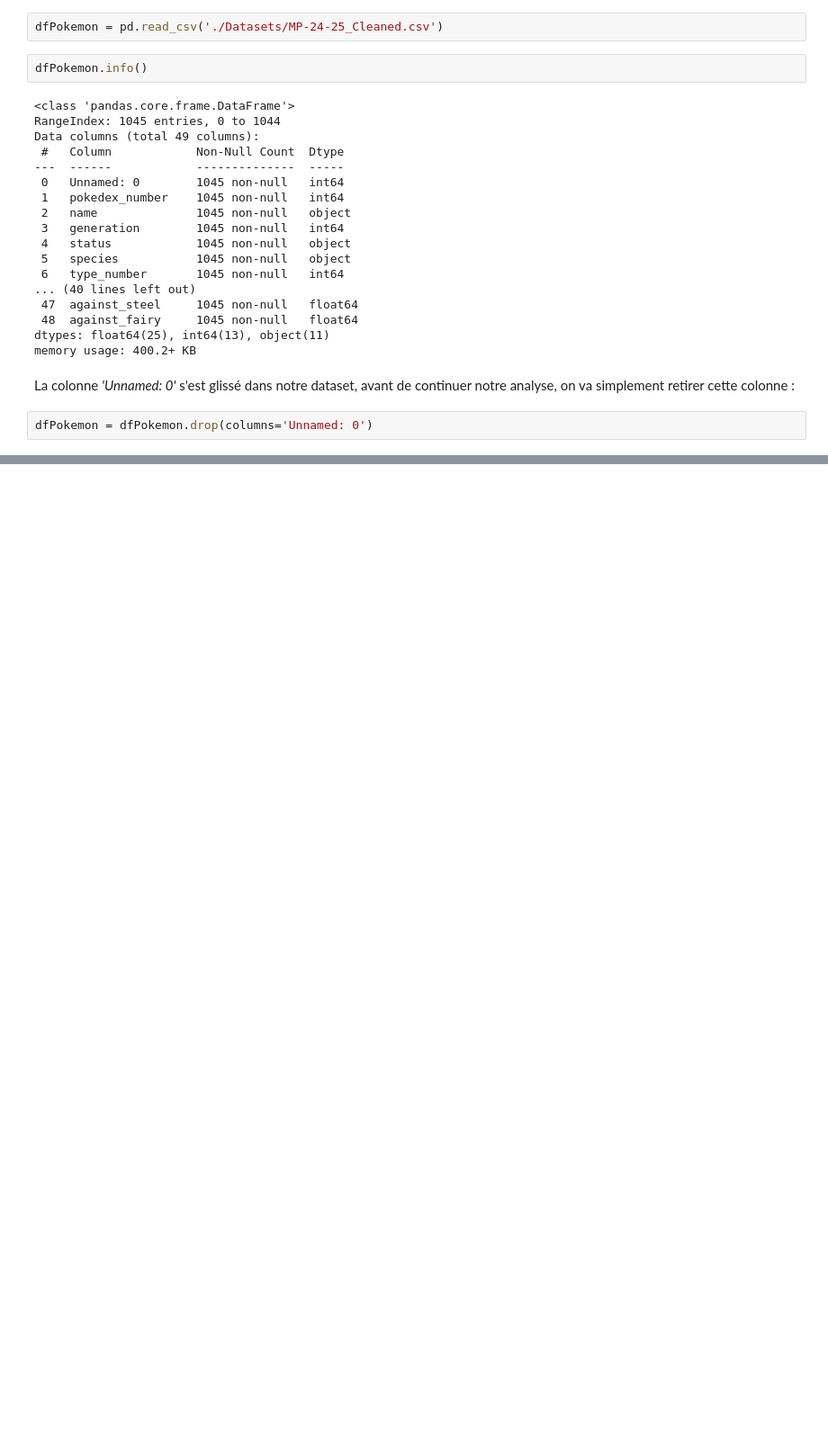
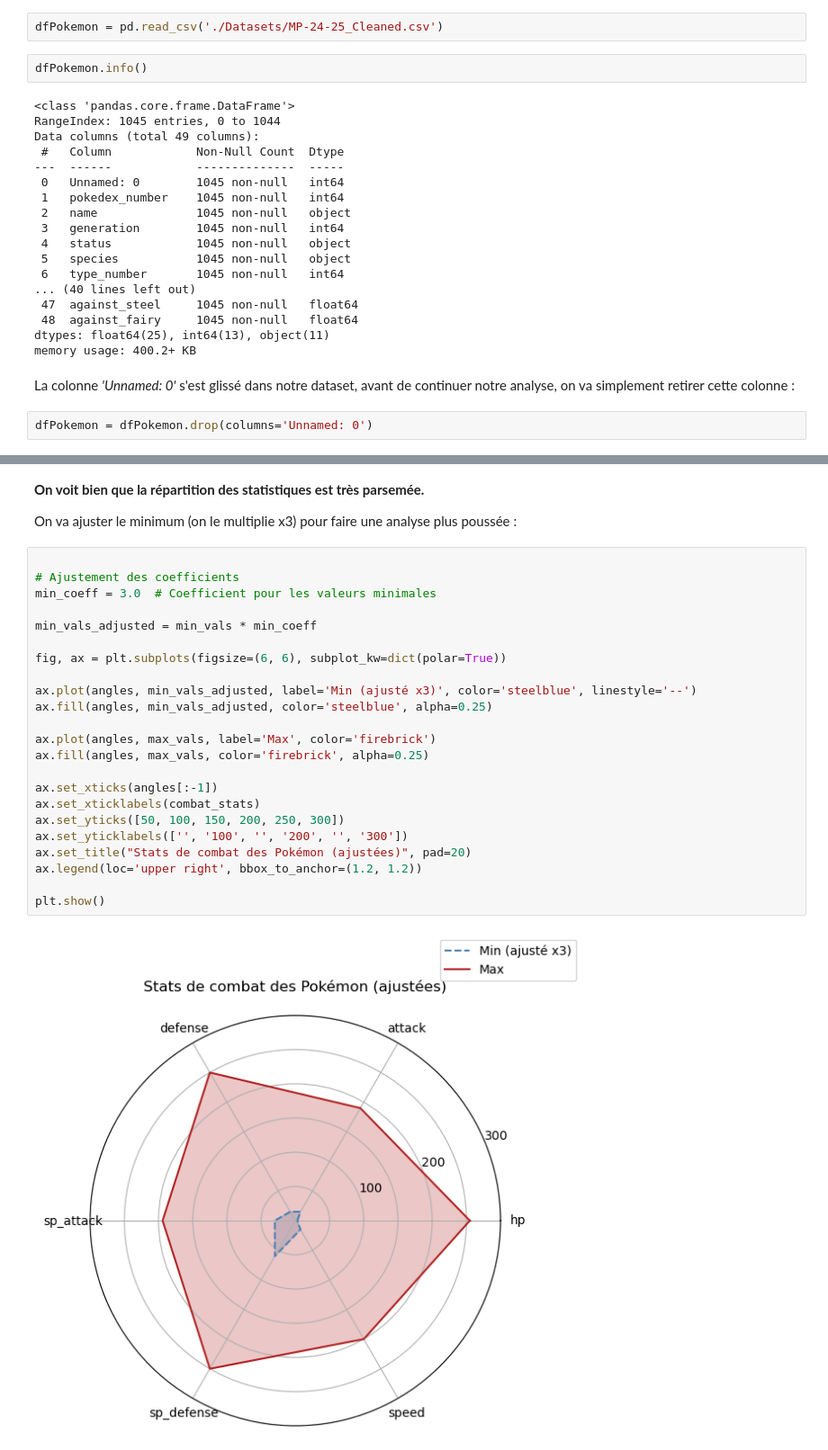
Before and after one commit to Furatus/4EDAP_Pokemon, a Jupyter notebook: Exploratory_analysis.ipynb, the cells around one changed output, grey strips where cells are left out. Shown at 90% size. Saved outputs shown, nothing was run; the diff lists cells and outputs as text; blank space fills up the shorter version.

```diff
--- a/Exploratory_analysis.ipynb
+++ b/Exploratory_analysis.ipynb
@@ -397,0 +264,29 @@ Kurtosis : 2.98
+# %% [markdown]
+**On voit bien que la répartition des statistiques est très parsemée.**
+
+On va ajuster le minimum (on le multiplie x3) pour faire une analyse plus poussée :
+# %%
+
+# Ajustement des coefficients
+min_coeff = 3.0  # Coefficient pour les valeurs minimales
+
+min_vals_adjusted = min_vals * min_coeff
+
+fig, ax = plt.subplots(figsize=(6, 6), subplot_kw=dict(polar=True))
+
+ax.plot(angles, min_vals_adjusted, label='Min (ajusté x3)', color='steelblue', linestyle='--')
+ax.fill(angles, min_vals_adjusted, color='steelblue', alpha=0.25)
+
+ax.plot(angles, max_vals, label='Max', color='firebrick')
+ax.fill(angles, max_vals, color='firebrick', alpha=0.25)
+
+ax.set_xticks(angles[:-1])
+ax.set_xticklabels(combat_stats)
+ax.set_yticks([50, 100, 150, 200, 250, 300])
+ax.set_yticklabels(['', '100', '', '200', '', '300'])
+ax.set_title("Stats de combat des Pokémon (ajustées)", pad=20)
+ax.legend(loc='upper right', bbox_to_anchor=(1.2, 1.2))
+
+plt.show()
+# %% [output]
+[figure, added]
```
Also changed, not shown: parts of 7 cells of this notebook.
